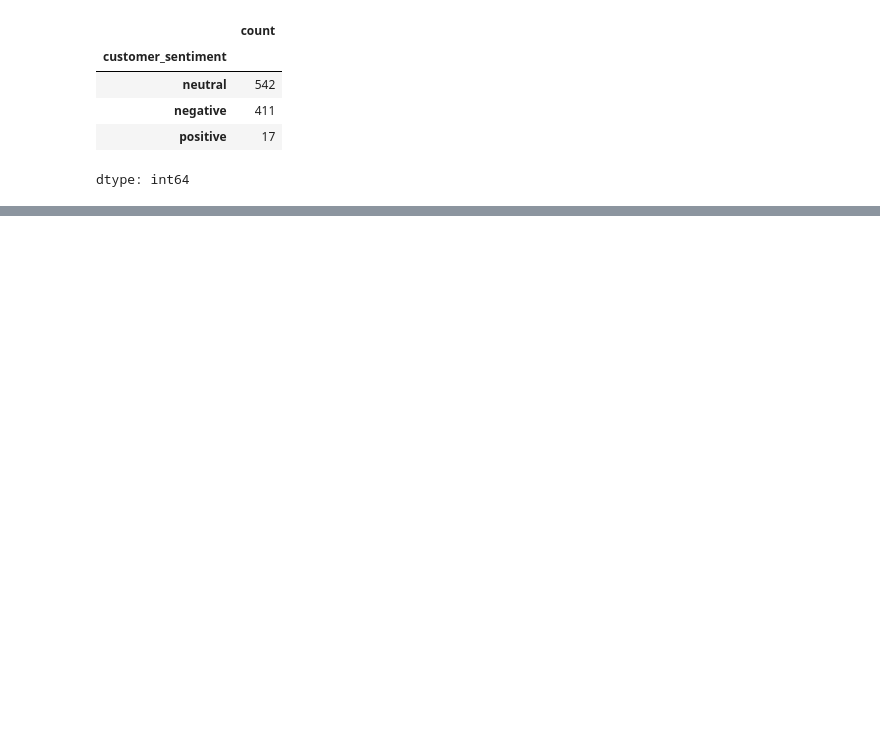
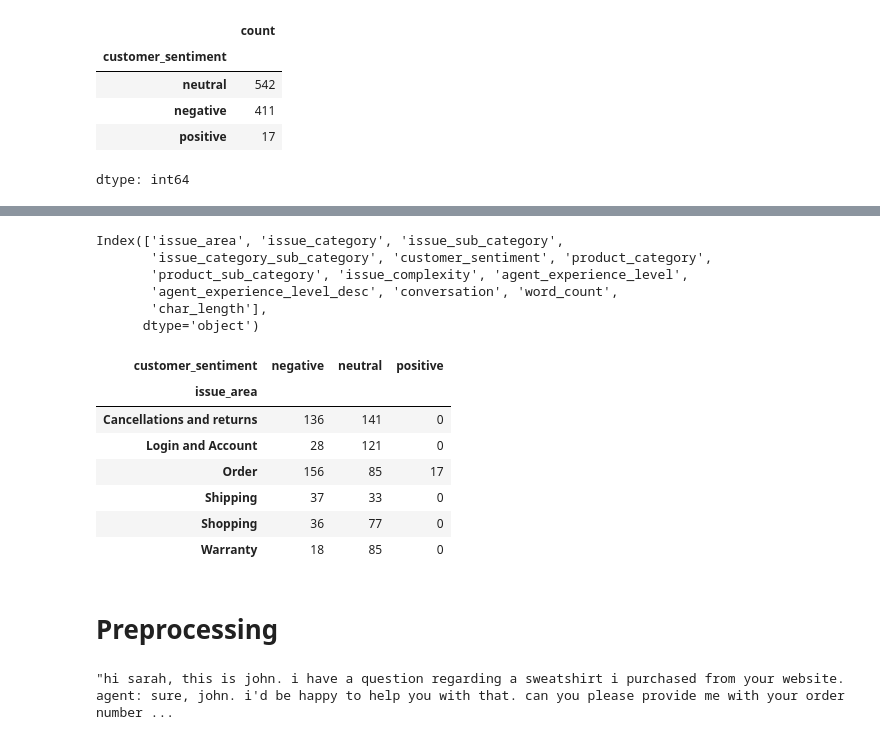
Before and after one commit to aleynakirmizi/-Classify-Customer-Service-Conversations-Roberta, a Jupyter notebook: Roberta_text_classification.ipynb, the cells around one changed output, grey strips where cells are left out. Saved outputs shown, nothing was run; the diff lists cells and outputs as text; code cells hidden in the pictures; blank space fills up the shorter version.

Commit message:
continued on EDA. graphs are added. Labels are mapped before the training. Oversampling was applied to deal with the class imbalance.

```diff
--- a/Roberta_text_classification.ipynb
+++ b/Roberta_text_classification.ipynb
@@ -188,3 +194,25 @@ fig4.show()
 [interactive output not drawn]
 [interactive output not drawn]
 [interactive output not drawn]
+# %%
+df_train.columns
+# %% [output]
+Index(['issue_area', 'issue_category', 'issue_sub_category',
+       'issue_category_sub_category', 'customer_sentiment', 'product_category',
+       'product_sub_category', 'issue_complexity', 'agent_experience_level',
+       'agent_experience_level_desc', 'conversation', 'word_count',
+       'char_length'],
+      dtype='object')
+# %%
+pd.crosstab(df_train["issue_area"], df_train["customer_sentiment"])
+# %% [output]
+| customer_sentiment | negative | neutral | positive |
+| issue_area |  |  |  |
+| Cancellations and returns | 136 | 141 | 0 |
+| Login and Account | 28 | 121 | 0 |
+| Order | 156 | 85 | 17 |
+| Shipping | 37 | 33 | 0 |
+| Shopping | 36 | 77 | 0 |
+| Warranty | 18 | 85 | 0 |
+# %% [markdown]
+# **Preprocessing**
@@ -190,0 +241,4 @@ fig4.show()
+# %%
+df_train["conversation"][250]
+# %% [output]
+"hi sarah, this is john. i have a question regarding a sweatshirt i purchased from your website. agent: sure, john. i'd be happy to help you with that. can you please provide me with your order number ...
```
Also changed, not shown: parts of 10 cells of this notebook.
